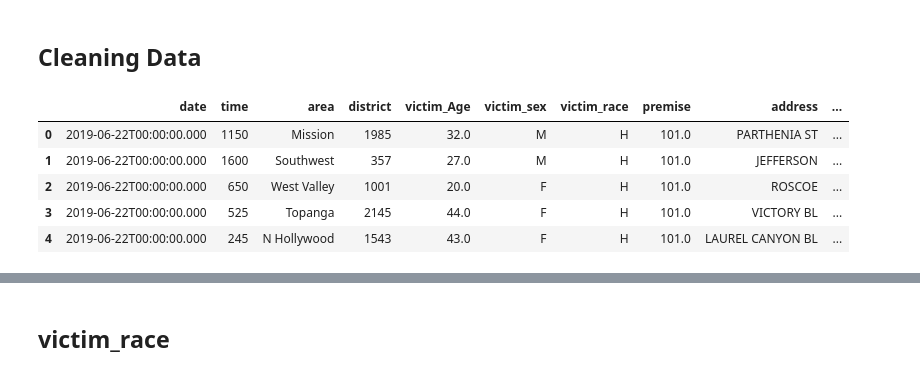
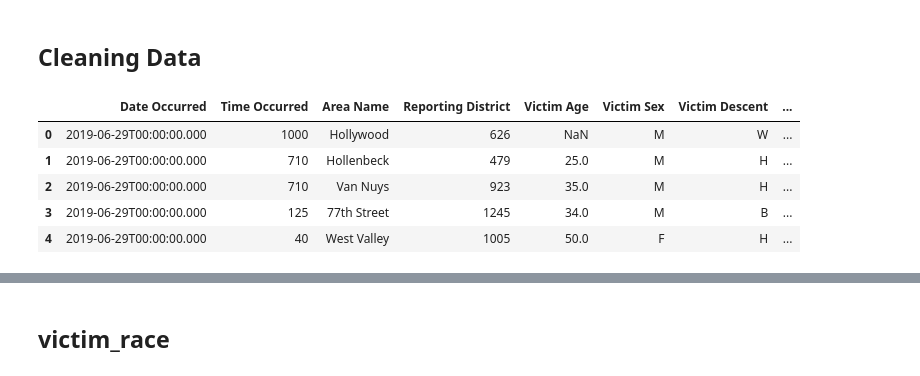
Before and after one commit to shaun-huang/LA-Traffic-Collision-Analysis, a Jupyter notebook: Cleaning Data.ipynb, the cells around one changed output, grey strips where cells are left out. Cells and saved outputs as stored; diff of their text form; code cells hidden in the pictures.

Commit message:
formated clean data

```diff
--- a/Cleaning Data.ipynb
+++ b/Cleaning Data.ipynb
@@ -1,17 +1,16 @@
 # %% [markdown]
 ## Project 1 - Los Angeles Traffic Collision Analysis
 # %%
-#import modules for the analysis environment
+# import modules for the analysis environment
 import os
-import matplotlib.pyplot as plta
+import matplotlib.pyplot as plt
 import pandas as pd
 import numpy as np
 import requests
 import time
 
-#read csv file
-file_path = "Data/Raw/traffic-collision-data-from-2010-to-present.csv"
-df = pd.read_csv(file_path)
+# read csv file
+df = pd.read_csv("Data/Raw/traffic-collision-data-from-2010-to-present.csv")
 df.head()
 # %% [output]
 |  | DR Number | Date Reported | Date Occurred | Time Occurred | Area ID | Area Name | Reporting District | ... |
@@ -48,25 +46,22 @@ memory usage: 87.4+ MB
 ## Cleaning Data
 # %%
 dfclean = df.drop(columns=['DR Number', #unique value but we have index
-        'Date Reported', #repetitive series
-        'MO Codes', #mostly NaN values
-        'Crime Code', #repetitive
-        'Crime Code Description', #uniform data
-       'LA Specific Plans', #unrelated data with NaN values
-        'Area ID', #repetitive data
-       'Premise Description',#useless data
-        'Neighborhood Councils (Certified)', #irrelevant
-        'Precinct Boundaries', #irrelevant
-        'Council Districts', # irrelevant
-        'Census Tracts', #meaningless data
-                ])
-dfclean.columns = ['date','time','area','district','victim_Age','victim_sex','victim_race','premise','address',
-             'cross_street','location','zip']
+                           'Date Reported', #repetitive series
+                           'MO Codes', #mostly NaN values
+                           'Crime Code', #repetitive
+                           'Crime Code Description', #uniform data
+                           'LA Specific Plans', #unrelated data with NaN values
+                           'Area ID', #repetitive data
+                           'Premise Description',#useless data
+                           'Neighborhood Councils (Certified)', #irrelevant
+                           'Precinct Boundaries', #irrelevant
+                           'Council Districts', # irrelevant
+                           'Census Tracts']) #meaningless data
 dfclean.head()
 # %% [output]
-|  | date | time | area | district | victim_Age | victim_sex | victim_race | premise | address | ... |
-| 0 | 2019-06-22T00:00:00.000 | 1150 | Mission | 1985 | 32.0 | M | H | 101.0 | PARTHENIA ST | ... |
-| 1 | 2019-06-22T00:00:00.000 | 1600 | Southwest | 357 | 27.0 | M | H | 101.0 | JEFFERSON | ... |
-| 2 | 2019-06-22T00:00:00.000 | 650 | West Valley | 1001 | 20.0 | F | H | 101.0 | ROSCOE | ... |
-| 3 | 2019-06-22T00:00:00.000 | 525 | Topanga | 2145 | 44.0 | F | H | 101.0 | VICTORY BL | ... |
-| 4 | 2019-06-22T00:00:00.000 | 245 | N Hollywood | 1543 | 43.0 | F | H | 101.0 | LAUREL CANYON BL | ... |
+|  | Date Occurred | Time Occurred | Area Name | Reporting District | Victim Age | Victim Sex | Victim Descent | ... |
+| 0 | 2019-06-29T00:00:00.000 | 1000 | Hollywood | 626 | NaN | M | W | ... |
+| 1 | 2019-06-29T00:00:00.000 | 710 | Hollenbeck | 479 | 25.0 | M | H | ... |
+| 2 | 2019-06-29T00:00:00.000 | 710 | Van Nuys | 923 | 35.0 | M | H | ... |
+| 3 | 2019-06-29T00:00:00.000 | 125 | 77th Street | 1245 | 34.0 | M | B | ... |
+| 4 | 2019-06-29T00:00:00.000 | 40 | West Valley | 1005 | 50.0 | F | H | ... |
```
Also changed, not shown: parts of 8 cells of this notebook.
